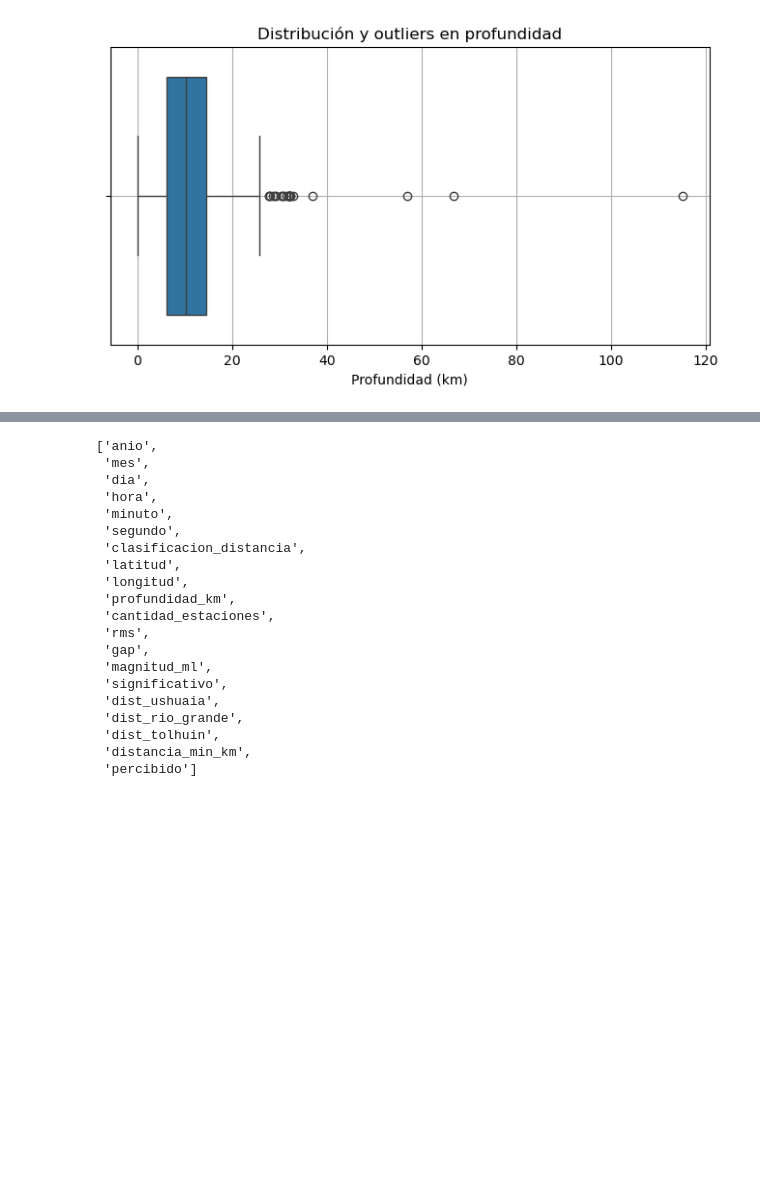
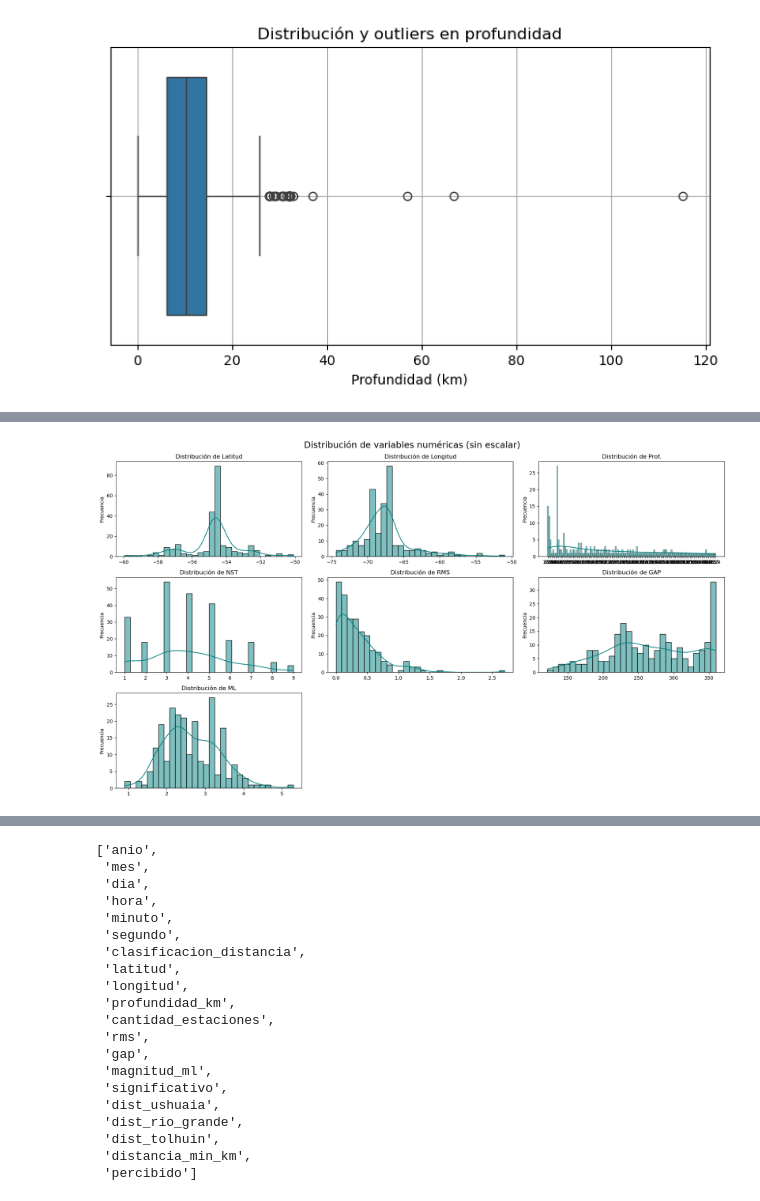
Before and after one commit to Valeria-s-v/sismos-tdf-clasificacion-ML, a Jupyter notebook: notebooks/clasificacion_sismos.ipynb, the cells around one changed output, grey strips where cells are left out. Cells and saved outputs as stored; diff of their text form; code cells hidden in the pictures; blank space fills up the shorter version.

Commit message:
Update clasificacion_sismos.ipynb
Actualizo notebook con análisis de outliers y visualizaciones finales

```diff
--- a/notebooks/clasificacion_sismos.ipynb
+++ b/notebooks/clasificacion_sismos.ipynb
@@ -239,0 +246,21 @@ plt.show()
+# %%
+# Columnas EXACTAS según tu dataset
+columnas_a_graficar = [
+    'Latitud', 'Longitud', 'Prof.', 'NST',
+    'RMS', 'GAP', 'ML'
+]
+
+# Gráfico de distribución
+plt.figure(figsize=(18, 10))
+for i, col in enumerate(columnas_a_graficar, 1):
+    plt.subplot(3, 3, i)
+    sns.histplot(df_raw[col].dropna(), kde=True, bins=30, color='teal')
+    plt.title(f'Distribución de {col}')
+    plt.xlabel('')
+    plt.ylabel('Frecuencia')
+    plt.tight_layout()
+
+plt.suptitle("Distribución de variables numéricas (sin escalar)", fontsize=18, y=1.02)
+plt.show()
+# %% [output]
+[figure, added]
```
Also changed, not shown: parts of 3 cells of this notebook.
